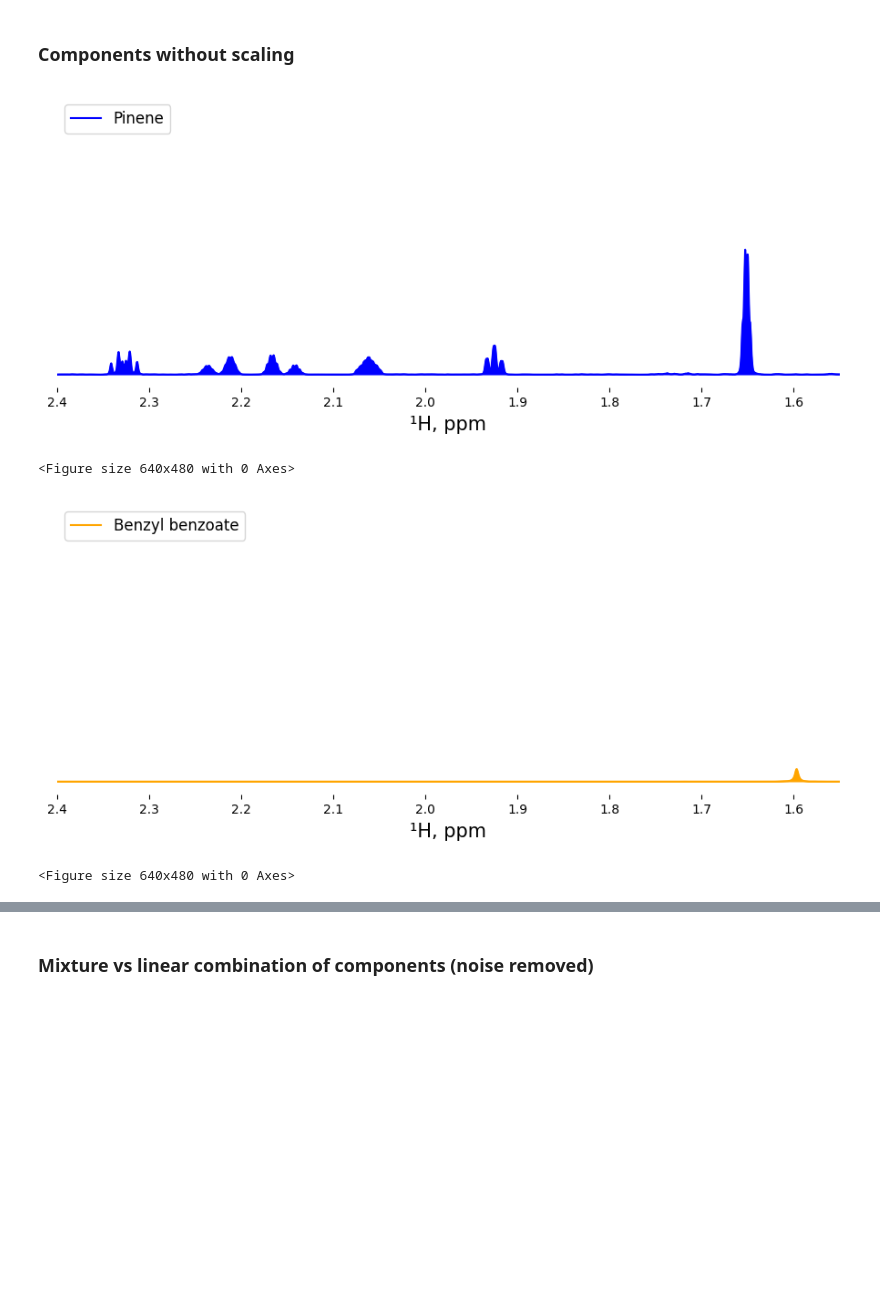
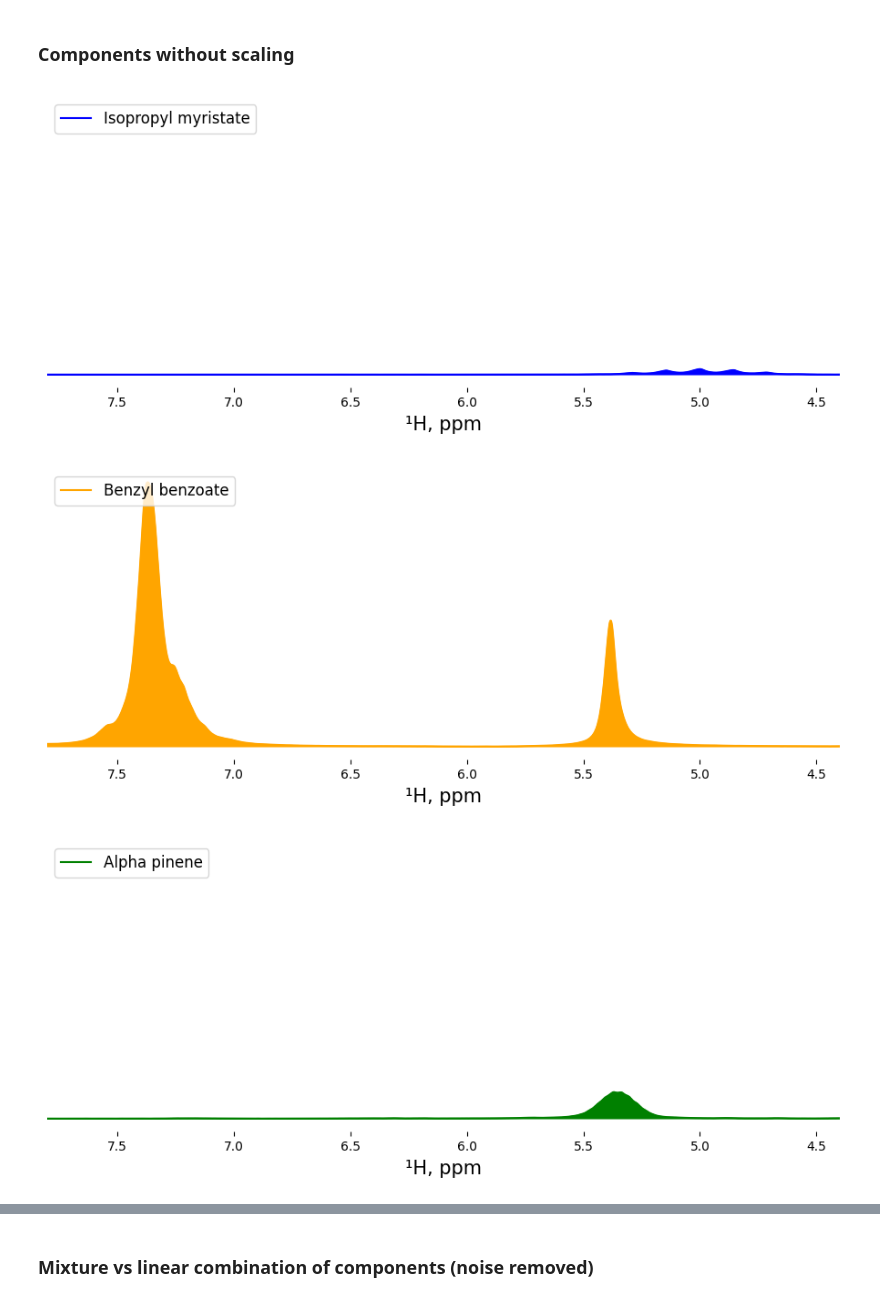
Before and after one commit to BDomzal/magnetstein_data, a Jupyter notebook: spectra_visualisation.ipynb, the cells around one changed output, grey strips where cells are left out. Saved outputs shown, nothing was run; the diff lists cells and outputs as text; code cells hidden in the pictures; blank space fills up the shorter version.

```diff
--- a/spectra_visualisation.ipynb
+++ b/spectra_visualisation.ipynb
@@ -1,7 +1,7 @@
 # %% [markdown]
 ### Settings & imports
 # %%
-nr_of_experiment = 6
+nr_of_experiment = 3
 experiment_name = 'experiment_' + str(nr_of_experiment)
 
 variant = 3
@@ -85,16 +90,15 @@ Estimation took 300.5847899913788 seconds.
 # %%
 plot_components_without_scaling(
 									spectra,
 									COMPONENTS_DICTIONARY,
 									nr_of_experiment,
                                     XLIMS_LOWER,
                                     XLIMS_UPPER,
 									variant=0,
-									path_to_save=os.getcwd()+'/visualisations/',
+									#path_to_save=os.getcwd()+'/visualisations/',
 									colors = ['blue', 'orange', 'green', 'red', 'pink']
 									)
 # %% [output]
-[figure, old version]
+[figure, new version]
-<Figure size 640x480 with 0 Axes>
-[figure, old version]
+[figure, new version]
-<Figure size 640x480 with 0 Axes>
+[figure, added]
```
Also changed, not shown: parts of 33 cells of this notebook, 2 other files.
